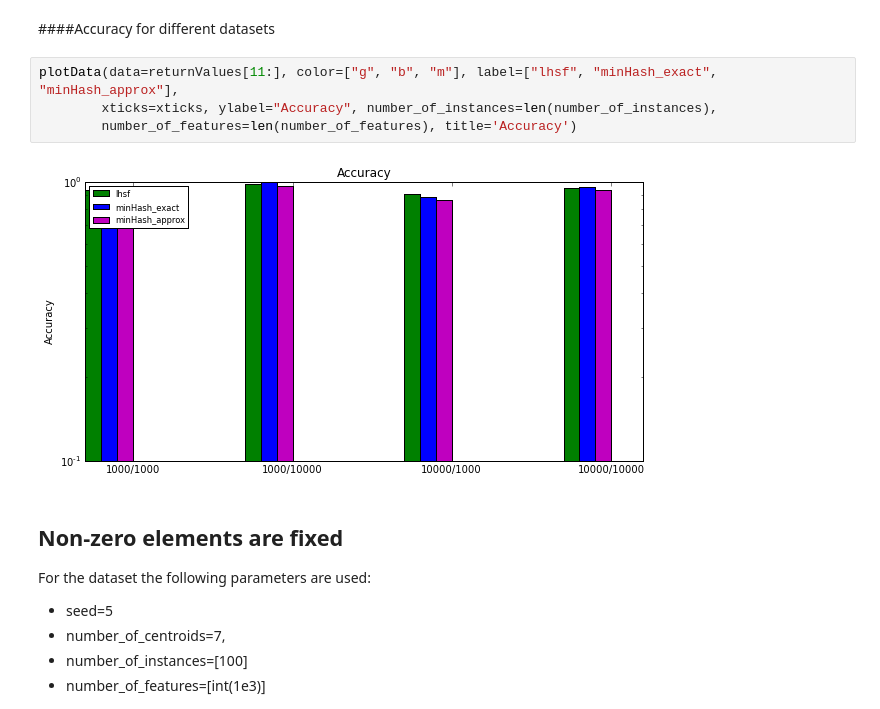
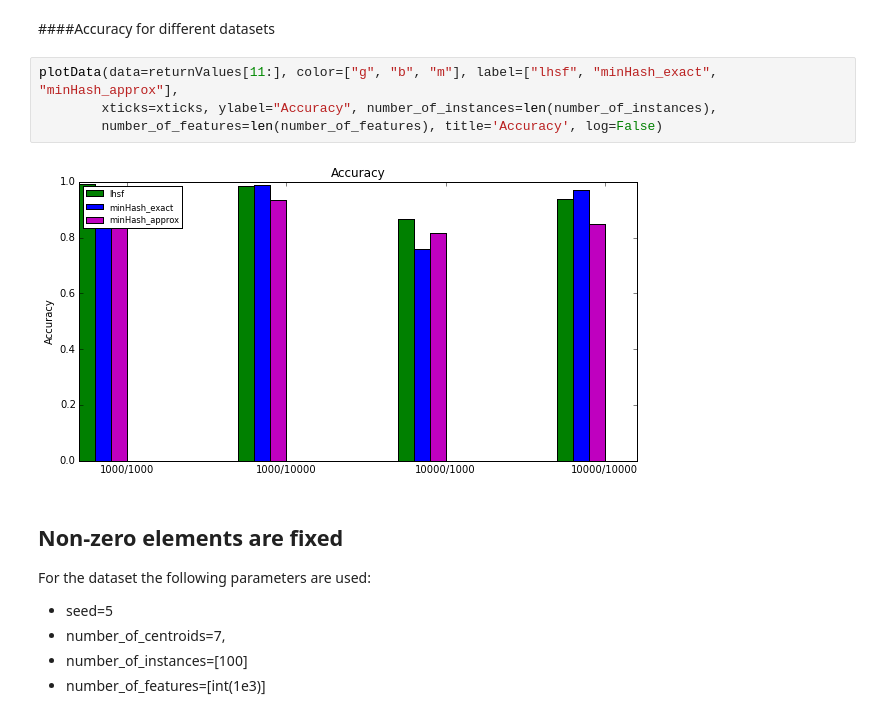
Before and after one commit to joachimwolff/sparse-neighbors-search, a Jupyter notebook: example/time.ipynb, the cells around one changed output. Drawn from its saved outputs; the diff is of its cells as text.

```diff
--- a/example/time.ipynb
+++ b/example/time.ipynb
@@ -315,9 +315,9 @@ plotData(data=returnValues[7:11], color=["r", "b", "m", "g"], label=["sklearn",
 # %%
 plotData(data=returnValues[11:], color=["g", "b", "m"], label=["lhsf", "minHash_exact", "minHash_approx"],
         xticks=xticks, ylabel="Accuracy", number_of_instances=len(number_of_instances),
-        number_of_features=len(number_of_features), title='Accuracy')
+        number_of_features=len(number_of_features), title='Accuracy', log=False)
 # %% [output]
-[figure, old version]
+[figure, new version]
 # %% [markdown]
 ## Non-zero elements are fixed
 
```
Also changed, not shown: parts of 6 cells of this notebook, 1 other file.
